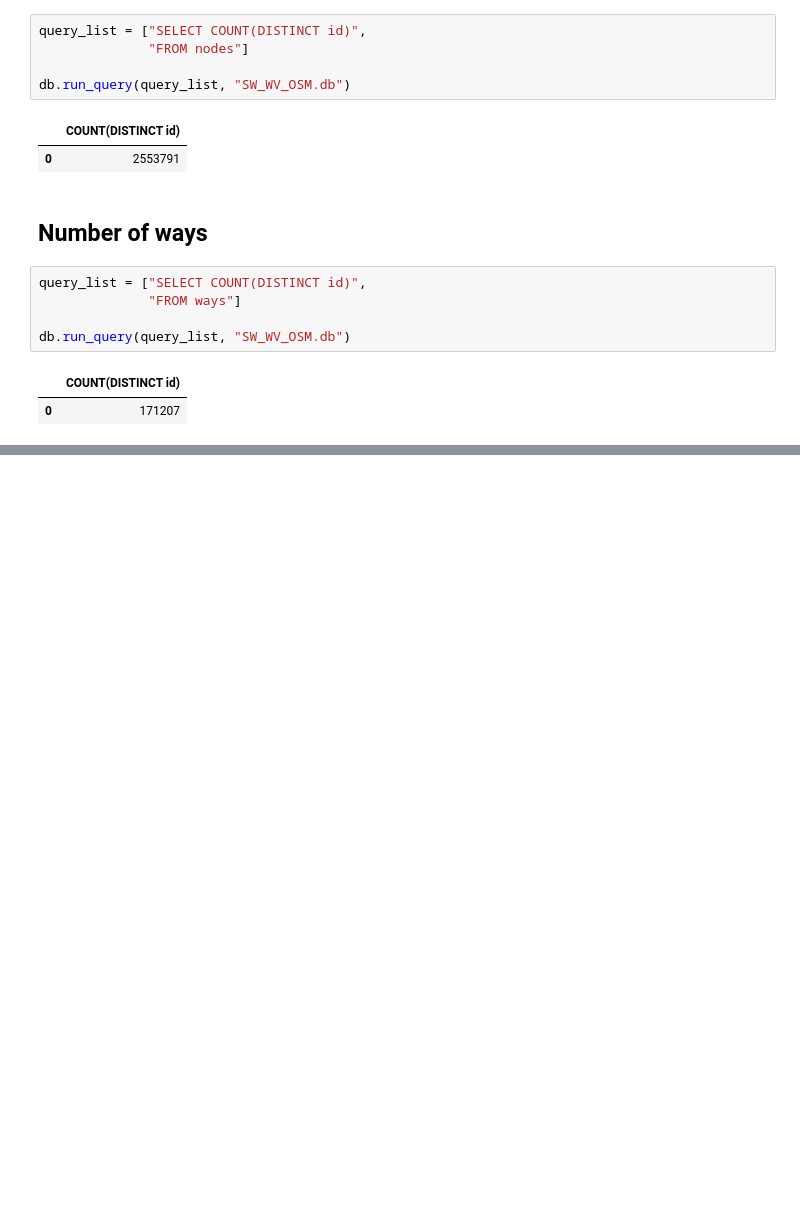
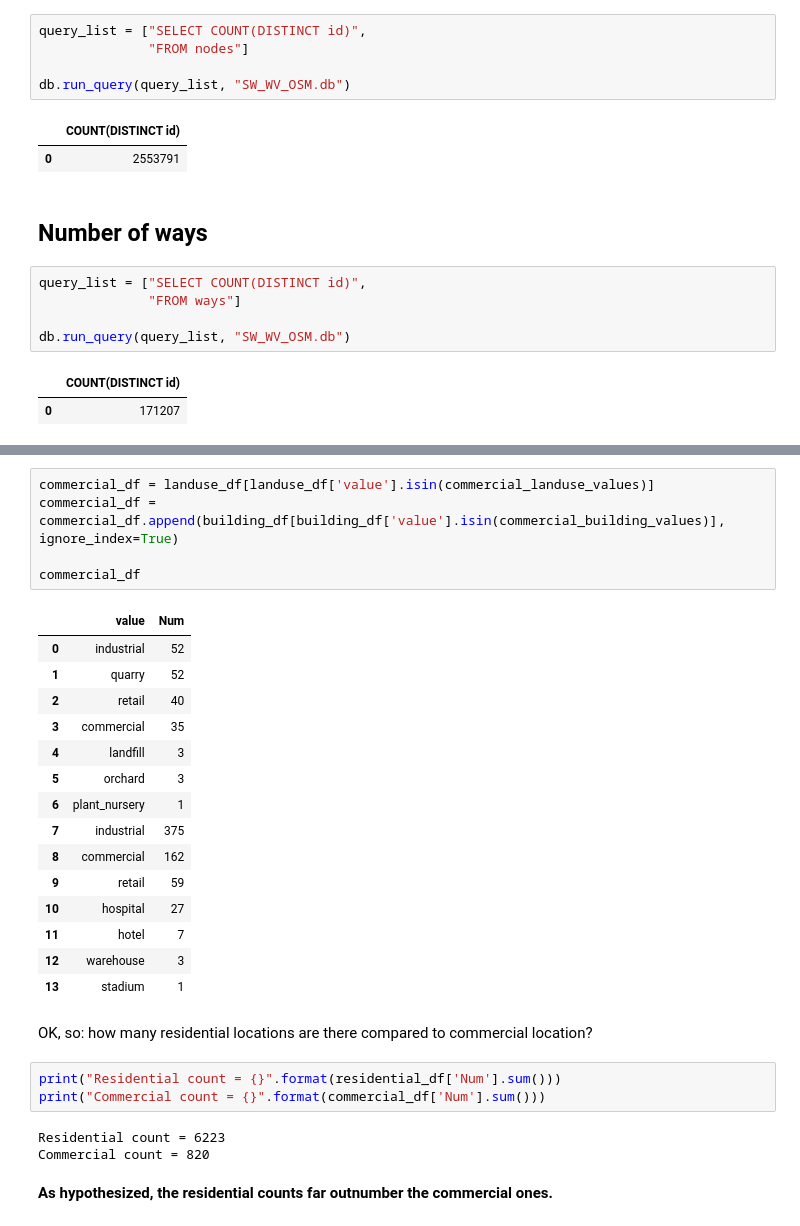
Before and after one commit to emigre459/P2-WrangleOSM, a Jupyter notebook: OpenStreetMap Wrangling - West Virginia.ipynb, the cells around one changed output, grey strips where cells are left out. Saved outputs shown, nothing was run; the diff lists cells and outputs as text; blank space fills up the shorter version.

```diff
--- a/OpenStreetMap Wrangling - West Virginia.ipynb
+++ b/OpenStreetMap Wrangling - West Virginia.ipynb
@@ -325,0 +468,31 @@ The next time you work on this, you need to do the following (in order):
+# %%
+commercial_df = landuse_df[landuse_df['value'].isin(commercial_landuse_values)]
+commercial_df = commercial_df.append(building_df[building_df['value'].isin(commercial_building_values)], ignore_index=True)
+
+commercial_df
+# %% [output]
+|  | value | Num |
+| 0 | industrial | 52 |
+| 1 | quarry | 52 |
+| 2 | retail | 40 |
+| 3 | commercial | 35 |
+| 4 | landfill | 3 |
+| 5 | orchard | 3 |
+| 6 | plant_nursery | 1 |
+| 7 | industrial | 375 |
+| 8 | commercial | 162 |
+| 9 | retail | 59 |
+| 10 | hospital | 27 |
+| 11 | hotel | 7 |
+| 12 | warehouse | 3 |
+| 13 | stadium | 1 |
+# %% [markdown]
+OK, so: how many residential locations are there compared to commercial location?
+# %%
+print("Residential count = {}".format(residential_df['Num'].sum()))
+print("Commercial count = {}".format(commercial_df['Num'].sum()))
+# %% [output]
+Residential count = 6223
+Commercial count = 820
+# %% [markdown]
+**As hypothesized, the residential counts far outnumber the commercial ones.**
```
Also changed, not shown: parts of 24 cells of this notebook, 2 other files.
